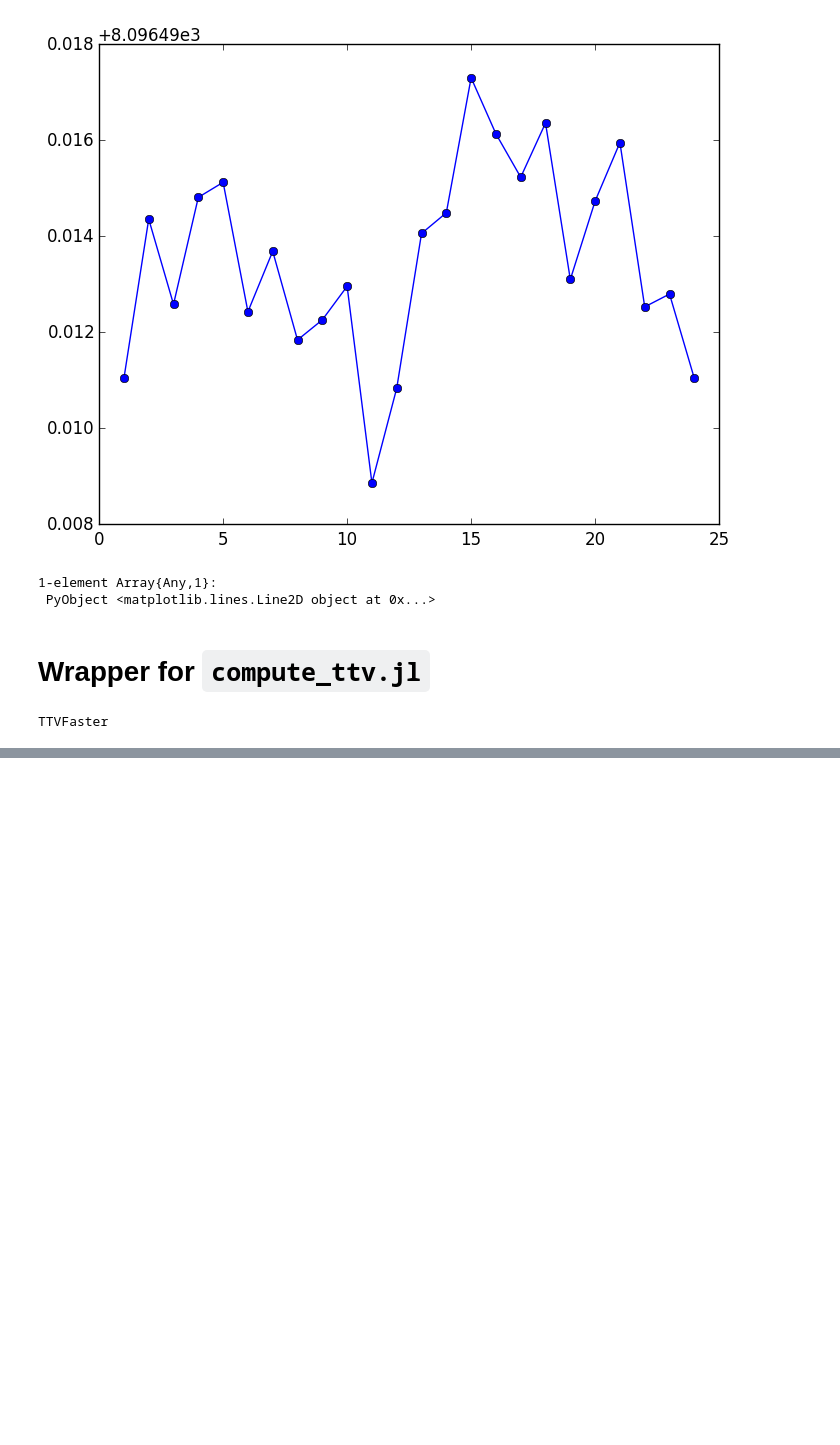
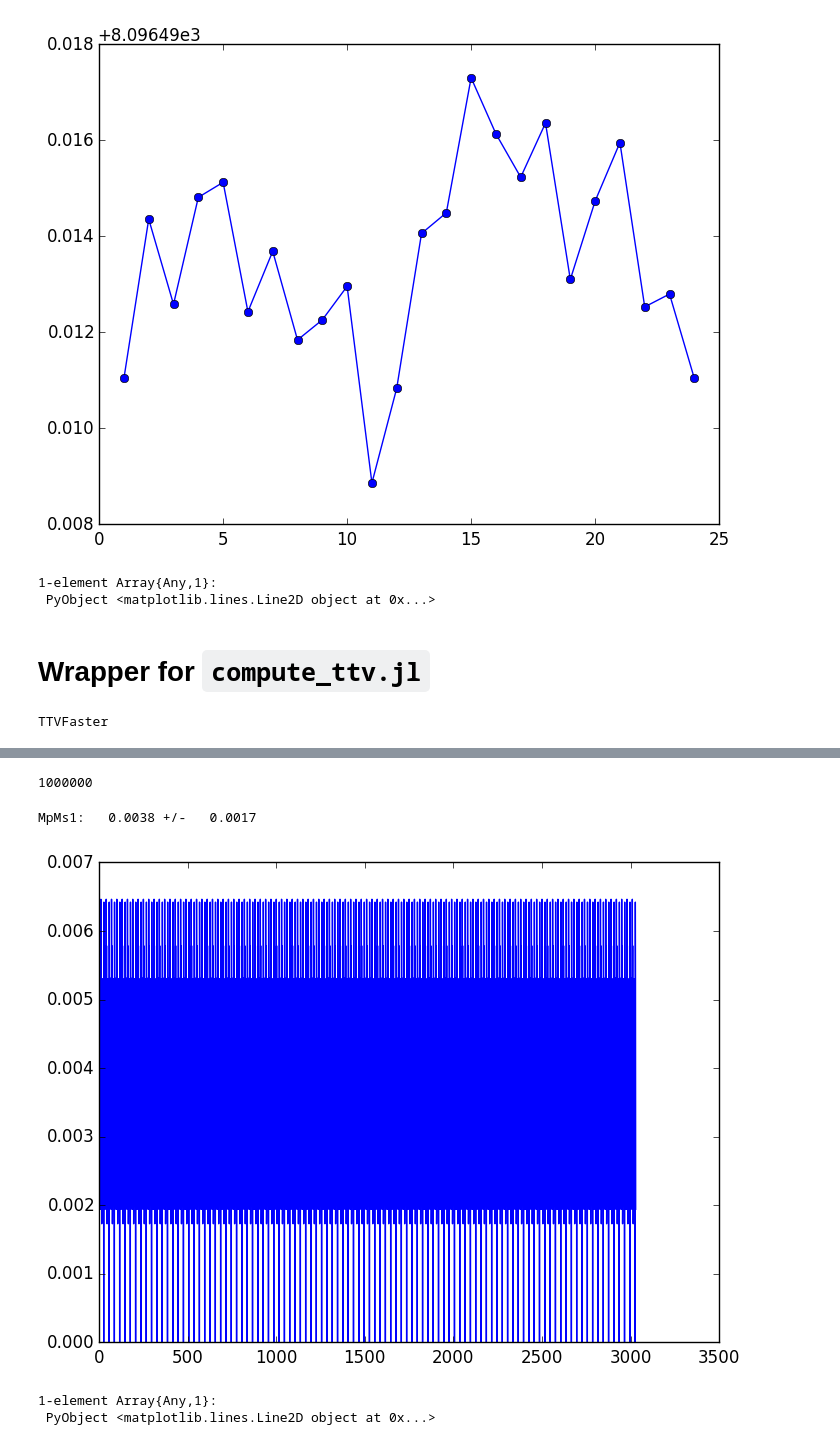
Before and after one commit to jlustigy/ExoJulia, a Jupyter notebook: Homework/hw4/Jake_Dave/hw4_dev.ipynb, the cells around one changed output, grey strips where cells are left out. Saved outputs shown, nothing was run; the diff lists cells and outputs as text; code cells hidden in the pictures; blank space fills up the shorter version.

```diff
--- a/Homework/hw4/Jake_Dave/hw4_dev.ipynb
+++ b/Homework/hw4/Jake_Dave/hw4_dev.ipynb
@@ -158,0 +218,14 @@ plot(dt2)
+# %%
+data_in = molded_by_it(time1, time2);
+# %%
+function fit_model(nsteps::Int,in_data::Array{Float64,2};
+    verbose::Bool=true)
+
+    global data = in_data
+
+    params = [MpMs1,P1,t01,esw1,ecw1,MpMs2,P2,t02,esw2,ecw2];
+    errors = [0.0005, 1.0, 1.0, 0.1, 0.1,0.0005, 1.0, 1.0, 0.1, 0.1]
+
+
+    return affine_inv_mcmc(nsteps,params,ttv_model,errors,verbose=verbose,lnlike=lnlike)
+end
@@ -158,0 +234,3 @@ plot(dt2)
+# %%
+N = 1000000
+pb, ll, nw, np = fit_model(N, data_in; verbose=false)
@@ -158,0 +255,17 @@ plot(dt2)
+# %%
+iburn = est_burnin(pb, nw, np, N)
+# %% [output]
+1000000
+# %%
+pavg = mean(vec(pb[1:nw,iburn:N,1]));
+psig = std(vec(pb[1:nw,iburn:N,1]));
+@printf "MpMs1: %8.4f +/- %8.4f\n" pavg psig
+# %% [output]
+MpMs1:   0.0038 +/-   0.0017
+# %%
+NN = Int(0.9999*N)
+plot(vec(pb[1:nw,NN:end,1]))
+# %% [output]
+[figure, added]
+1-element Array{Any,1}:
+ PyObject <matplotlib.lines.Line2D object at 0x...>
```
Also changed, not shown: parts of 20 cells of this notebook.
